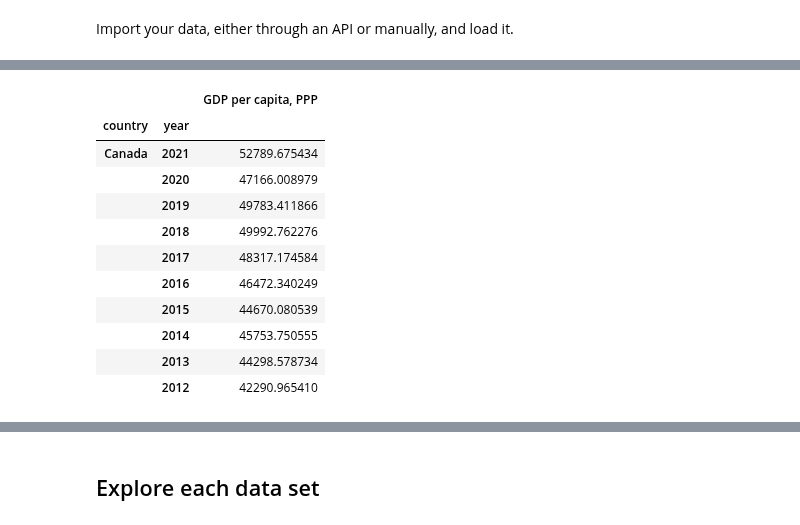
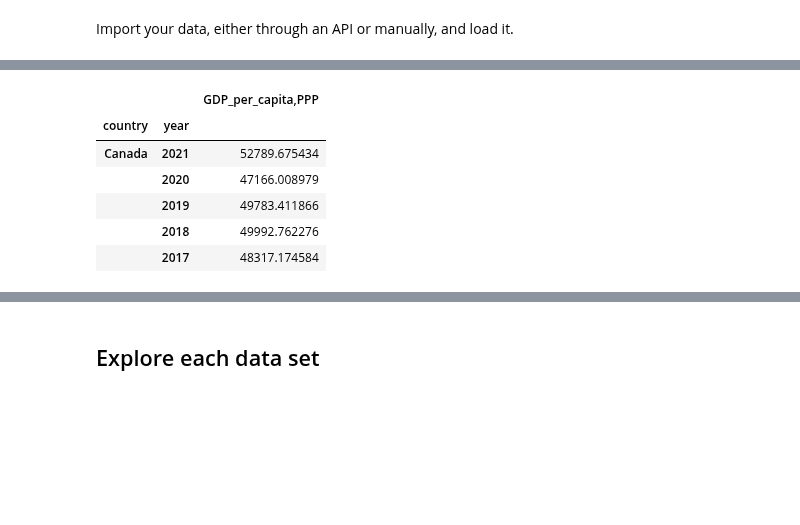
Before and after one commit to NumEconCopenhagen/projects-2023-newteam, a Jupyter notebook: dataproject/dataproject.ipynb, the cells around one changed output, grey strips where cells are left out. Cells and saved outputs as stored; diff of their text form; code cells hidden in the pictures; blank space fills up the shorter version.

```diff
--- a/dataproject/dataproject.ipynb
+++ b/dataproject/dataproject.ipynb
@@ -60,26 +78,18 @@ col_dict = {str(i) : f'wlb{i}' for i in range(2004,2022+1)} #same approach but s
 # %%
 from pandas_datareader import wb
 
 #download Data on GDP and rename
 
 wb_gdp = wb.download(indicator='NY.GDP.PCAP.PP.CD', start=2004, end=2022)
-wb_gdp = wb_gdp.rename(columns = {'NY.GDP.PCAP.PP.CD':'GDP per capita, PPP'})
+wb_gdp = wb_gdp.rename(columns = {'NY.GDP.PCAP.PP.CD':'GDP_per_capita,PPP'})
 
-#why are nmes not changing here?
-wb_gdp = wb_gdp.rename(columns = {'year':'TIME'})
-wb_gdp = wb_gdp.rename(columns = {'country':'Country'})
 
-wb_gdp.head(10)
+wb_gdp.head()
 # %% [output]
-|  |  | GDP per capita, PPP |
+|  |  | GDP_per_capita,PPP |
 | country | year |  |
 | Canada | 2021 | 52789.675434 |
 |  | 2020 | 47166.008979 |
 |  | 2019 | 49783.411866 |
 |  | 2018 | 49992.762276 |
 |  | 2017 | 48317.174584 |
-|  | 2016 | 46472.340249 |
-|  | 2015 | 44670.080539 |
-|  | 2014 | 45753.750555 |
-|  | 2013 | 44298.578734 |
-|  | 2012 | 42290.965410 |
```
Also changed, not shown: parts of 5 cells of this notebook.
